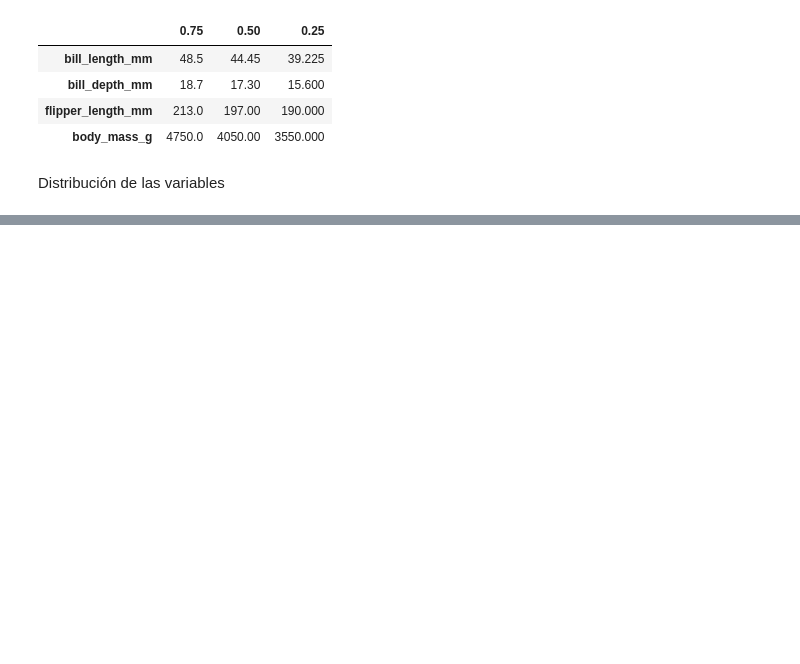
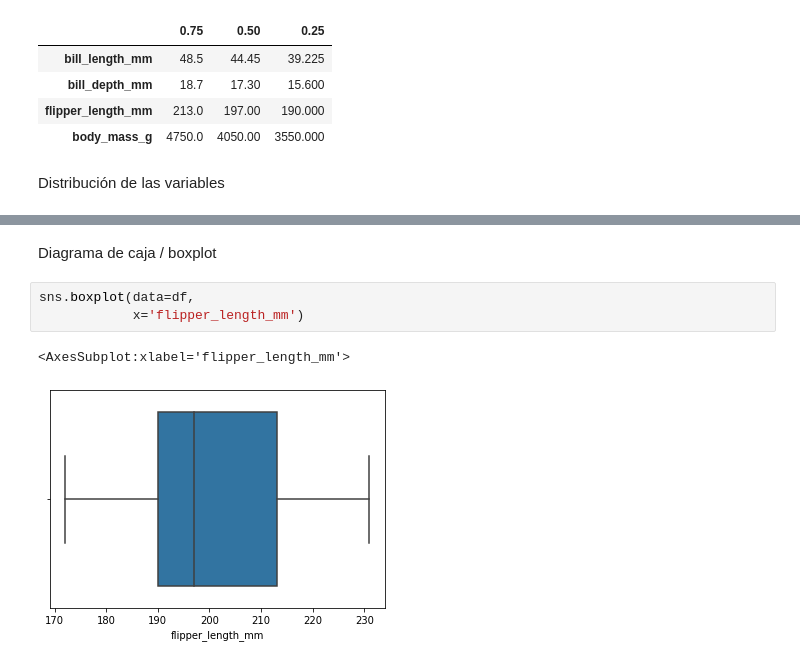
Before and after one commit to mariosanchez5/An-lisis-Exploratorios---Varios, a Jupyter notebook: Análisis Exploratorio - Pinguinos(sns).ipynb, the cells around one changed output, grey strips where cells are left out. Cells and saved outputs as stored; diff of their text form; blank space fills up the shorter version.

```diff
--- a/Análisis Exploratorio - Pinguinos(sns).ipynb
+++ b/Análisis Exploratorio - Pinguinos(sns).ipynb
@@ -301,0 +311,8 @@ Distribución de las variables
+# %% [markdown]
+Diagrama de caja / boxplot
+# %%
+sns.boxplot(data=df,
+            x='flipper_length_mm')
+# %% [output]
+<AxesSubplot:xlabel='flipper_length_mm'>
+[figure, added]
```
Also changed, not shown: parts of 1 cell of this notebook, 1 other file.
